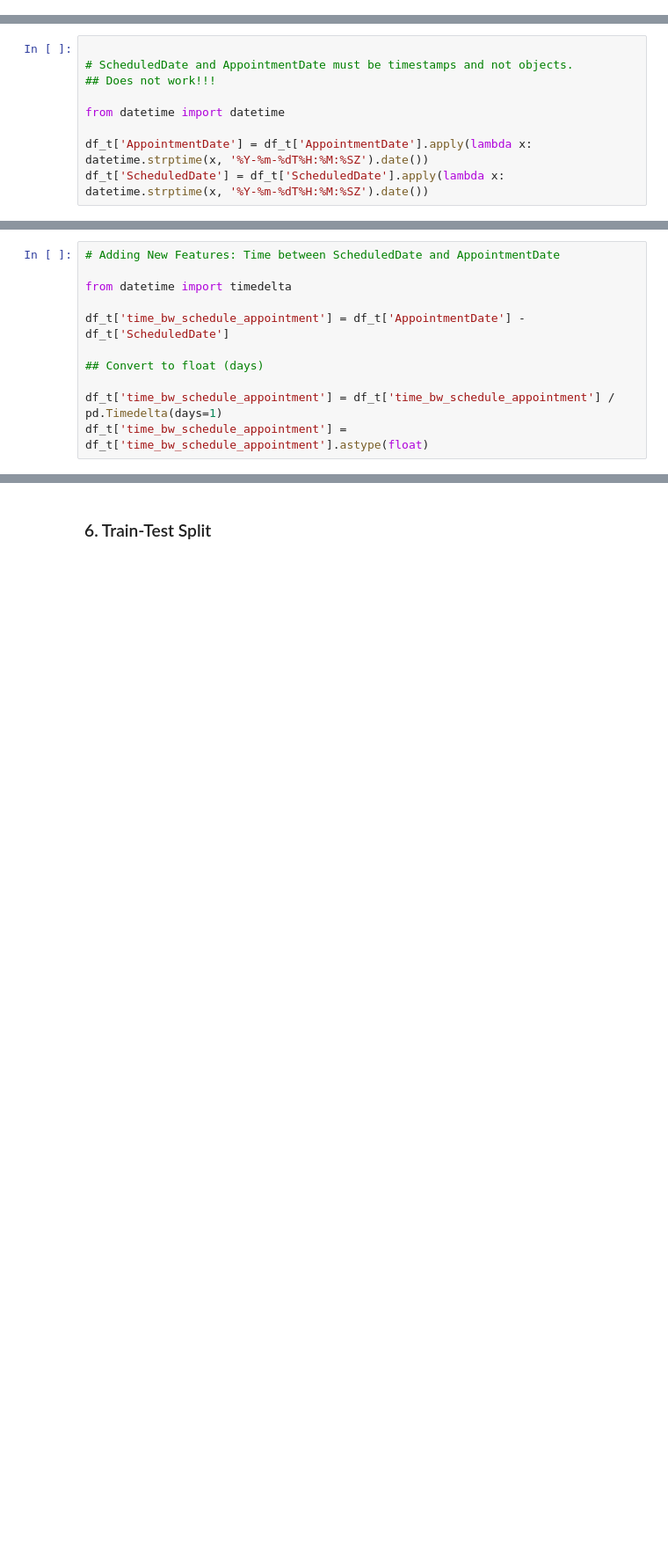
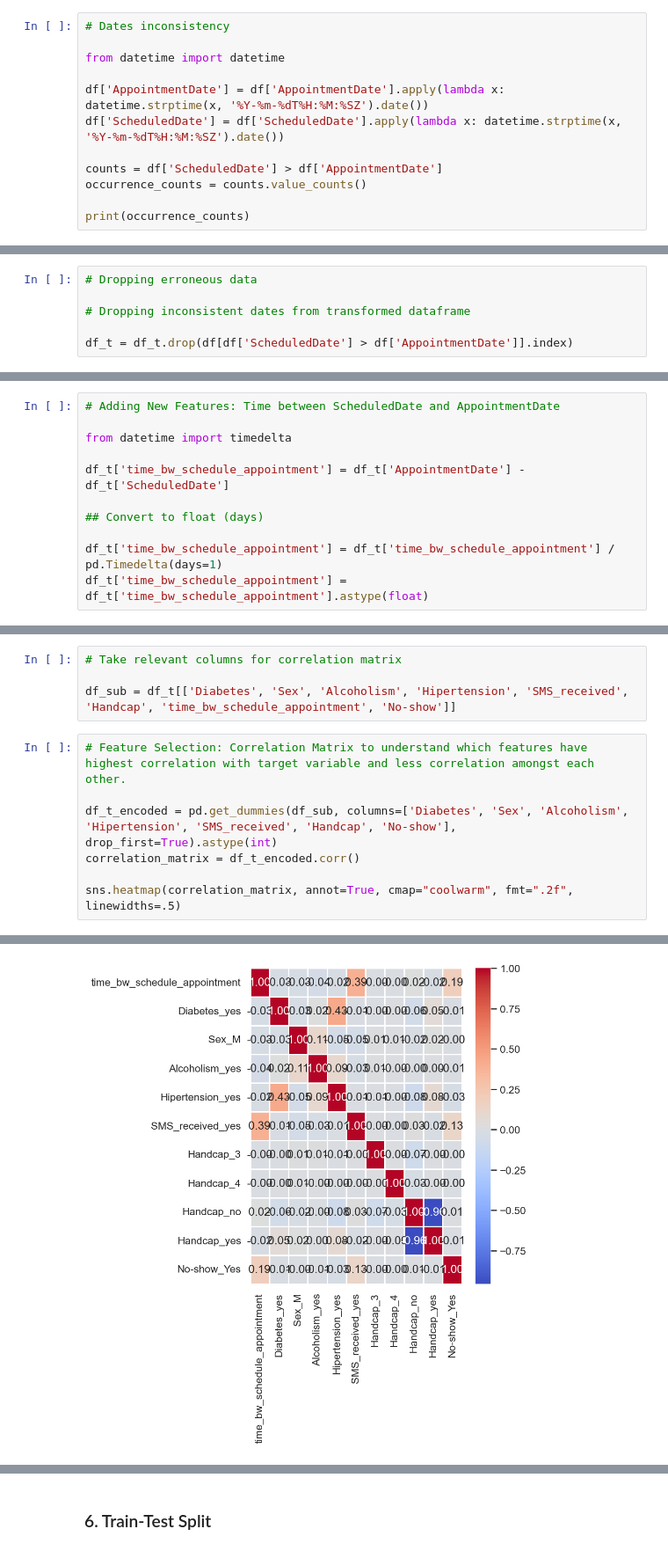
Before and after one commit to MRaza98/BIPM, a Jupyter notebook: Data Science/Project/group_copy_paste.ipynb, the cells around one changed output, grey strips where cells are left out. Shown at 88% size. Cells and saved outputs as stored; diff of their text form; blank space fills up the shorter version.

Commit message:
first succ attempt at train test split

```diff
--- a/Data Science/Project/group_copy_paste.ipynb
+++ b/Data Science/Project/group_copy_paste.ipynb
@@ -111,0 +162,12 @@ df.dtypes
+# %%
+# Dates inconsistency
+
+from datetime import datetime
+
+df['AppointmentDate'] = df['AppointmentDate'].apply(lambda x: datetime.strptime(x, '%Y-%m-%dT%H:%M:%SZ').date())
+df['ScheduledDate'] = df['ScheduledDate'].apply(lambda x: datetime.strptime(x, '%Y-%m-%dT%H:%M:%SZ').date())
+
+counts = df['ScheduledDate'] > df['AppointmentDate']
+occurrence_counts = counts.value_counts()
+
+print(occurrence_counts)
@@ -245,3 +357,9 @@ df.dtypes
+# %%
+# Dropping erroneous data
+
+# Dropping inconsistent dates from transformed dataframe
+
+df_t = df_t.drop(df[df['ScheduledDate'] > df['AppointmentDate']].index)
 # %%
 # PatientId and Age are to be converted to int from float as IDs must be int/str and ages are usually considered in whole number terms.
 
@@ -249,15 +367,6 @@ df.dtypes
 
 # df["PatientId"] = pd.to_numeric(df["PatientId"], errors='coerce').astype(int)
 # df["Age"] = pd.to_numeric(df["Age"], errors='coerce').astype(int)
-# %%
-
-# ScheduledDate and AppointmentDate must be timestamps and not objects.
-## Does not work!!!
-
-from datetime import datetime
-
-df_t['AppointmentDate'] = df_t['AppointmentDate'].apply(lambda x: datetime.strptime(x, '%Y-%m-%dT%H:%M:%SZ').date())
-df_t['ScheduledDate'] = df_t['ScheduledDate'].apply(lambda x: datetime.strptime(x, '%Y-%m-%dT%H:%M:%SZ').date())
 # %%
 # Extrapolating missing data
 
@@ -315,0 +491,12 @@ plt.show()
+# %%
+# Take relevant columns for correlation matrix
+
+df_sub = df_t[['Diabetes', 'Sex', 'Alcoholism', 'Hipertension', 'SMS_received', 'Handcap', 'time_bw_schedule_appointment', 'No-show']]
+# %%
+# Feature Selection: Correlation Matrix to understand which features have highest correlation with target variable and less correlation amongst each other.
+
+df_t_encoded = pd.get_dummies(df_sub, columns=['Diabetes', 'Sex', 'Alcoholism', 'Hipertension', 'SMS_received', 'Handcap', 'No-show'], drop_first=True).astype(int)
+correlation_matrix = df_t_encoded.corr()
+
+sns.heatmap(correlation_matrix, annot=True, cmap="coolwarm", fmt=".2f", linewidths=.5)
+# %% [output]
@@ -315,0 +504 @@ plt.show()
+[figure, added]
```
Also changed, not shown: parts of 30 cells of this notebook.
